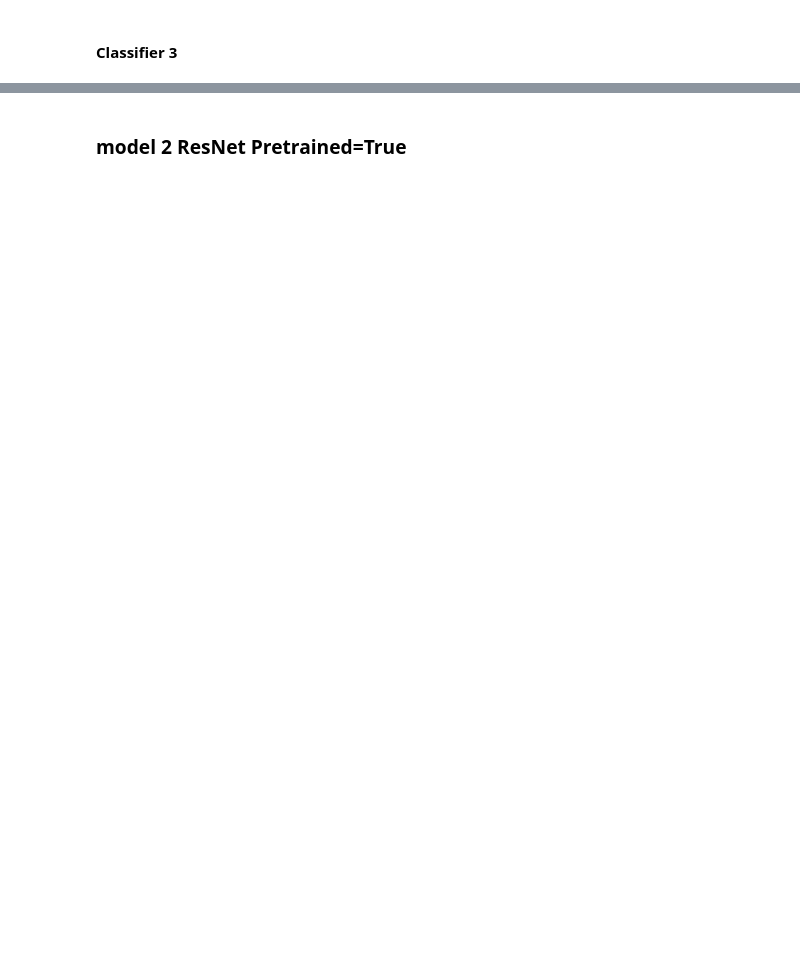
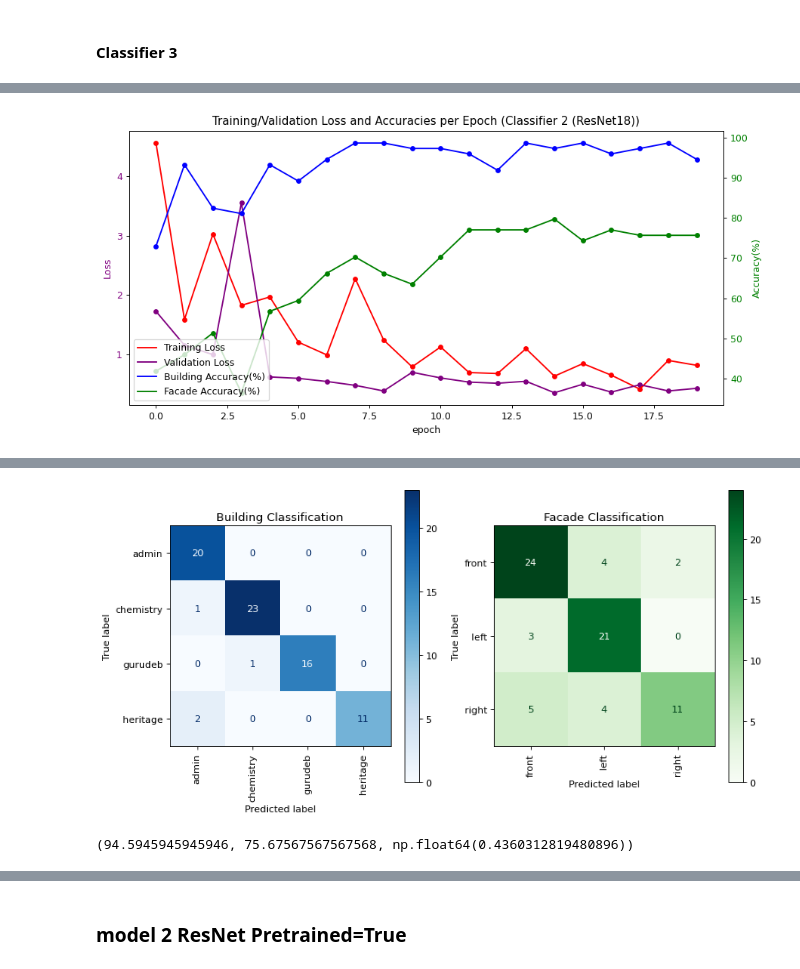
Before and after one commit to Shnku/pythoning_stuff, a Jupyter notebook: NN/build_cnn/all_in_1_parameter_changable_(2_output).ipynb, the cells around one changed output, grey strips where cells are left out. Saved outputs shown, nothing was run; the diff lists cells and outputs as text; code cells hidden in the pictures; blank space fills up the shorter version.

```diff
--- a/NN/build_cnn/all_in_1_parameter_changable_(2_output).ipynb
+++ b/NN/build_cnn/all_in_1_parameter_changable_(2_output).ipynb
@@ -261,8 +261,8 @@ class BuildingWithFacadeClassifier:
         self.device = device
 
         self.learning_rate = self.optimizer.param_groups[0]['lr']
-        self.train_loader = DataLoader(self.train_dataset, batch_size=self.batch_size, shuffle=True, num_workers=2)
-        self.test_loader = DataLoader(self.test_dataset, batch_size=self.batch_size, shuffle=False, num_workers=2)
+        self.train_loader = DataLoader(self.train_dataset, batch_size=self.batch_size, shuffle=True) #, num_workers=2)
+        self.test_loader = DataLoader(self.test_dataset, batch_size=self.batch_size, shuffle=False) #, num_workers=2)
 
 
     ###############################################################################################
@@ -591,11 +595,16 @@ def all_weight_bias_init(model):
 # Resets the weights of the entire model instance using the custom init_weights function.
 def reset_model(model):
     if model._is_pretrained_backbone:
-        model.apply(fc_weight_bias_init)
+        # Apply fc_weight_bias_init only to the fc module when backbone is pretrained
+        # model.fc.apply(fc_weight_bias_init) #apply causing problem
+        model = fc_weight_bias_init(model)
         print('reset last')
     else:
-        model.apply(all_weight_bias_init)
+        # Apply all_weight_bias_init to the entire model when backbone is not pretrained
+        # model.apply(all_weight_bias_init)
+        model = all_weight_bias_init(model)
         print('reset all')
+    return model
 # %% [markdown]
 # Main part (Create Instances & Calssify)
 # %%
@@ -633,7 +661,7 @@ classifier1.evaluate(output_logging=True, disp_confusion_matrix=True)
 #### Classifier 2
 # %%
 # Instance 2 with different parameters
-reset_model(model1) # NEEDED to clear previous run data
+model1=reset_model(model1) # NEEDED to clear previous run data
 classifier2 = BuildingWithFacadeClassifier(
     model=model1,
     optimizer=optim.Adam(model1.parameters(), lr=0.0001),
@@ -650,2 +697,14 @@ classifier2.evaluate(output_logging=True, disp_confusion_matrix=True)
 # %% [markdown]
 #### Classifier 3
+# %%
+# Instance 3 with different parameters
+model1=reset_model(model1) # NEEDED to clear previous run data
+classifier3 = BuildingWithFacadeClassifier(
+    model=model1,
+    optimizer=optim.SGD(model1.parameters(), lr=0.0005, momentum=0.9),
+    batch_size=32,
+)
+
+# change output_logging=True to print output of each iteration
+result3 = classifier3.train(n_epochs=20, output_logging=True)
+# result3 = classifier3.train(n_epochs=20, output_logging=True)
@@ -651,0 +726,6 @@ classifier2.evaluate(output_logging=True, disp_confusion_matrix=True)
+# %%
+# plot results
+plot_classifier_results(result3, 'Classifier 2 (ResNet18)')
+classifier3.evaluate(output_logging=True, disp_confusion_matrix=True)
+# %% [output]
+[figure, added]
@@ -651,0 +733,2 @@ classifier2.evaluate(output_logging=True, disp_confusion_matrix=True)
+[figure, added]
+(94.5945945945946, 75.67567567567568, np.float64(0.4360312819480896))
```
Also changed, not shown: parts of 24 cells of this notebook, 1 other file.
